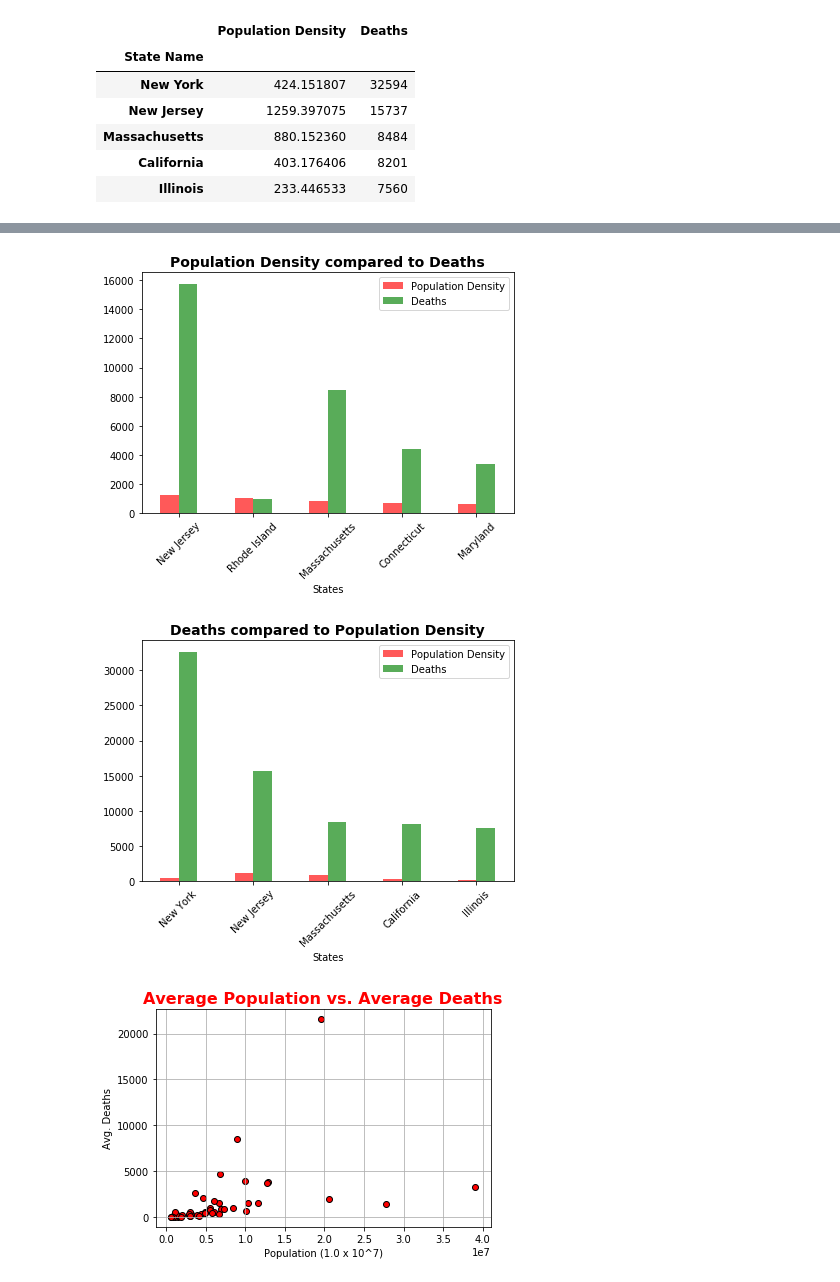
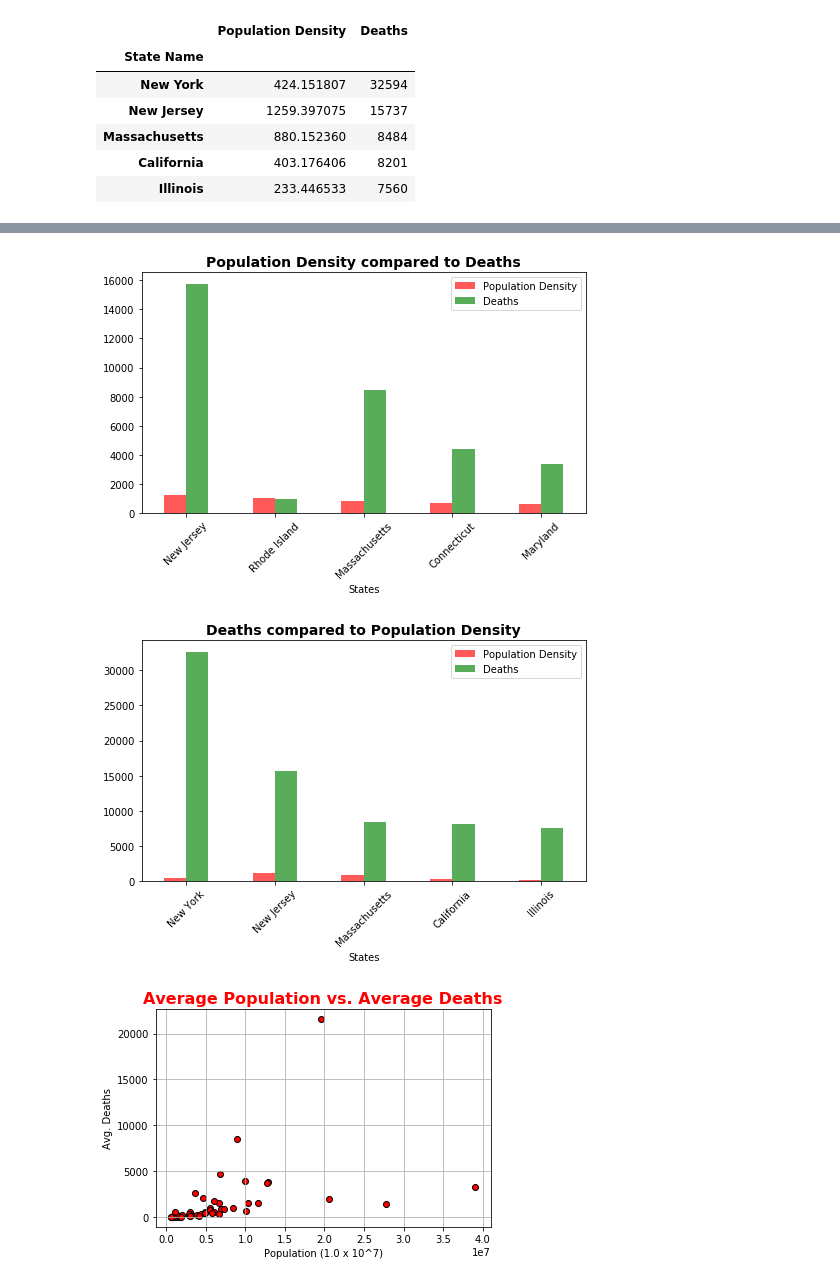
Before and after one commit to phantomsoul1/python-covid-challenge, a Jupyter notebook: JupyterNotebooks/Jake/Deaths_By_Pop_Density.ipynb, the cells around one changed output, grey strips where cells are left out. Saved outputs shown, nothing was run; the diff lists cells and outputs as text; code cells hidden in the pictures.

```diff
--- a/JupyterNotebooks/Jake/Deaths_By_Pop_Density.ipynb
+++ b/JupyterNotebooks/Jake/Deaths_By_Pop_Density.ipynb
@@ -102,15 +146,15 @@ deaths_by_pop_density
 # %%
-pop_density_vs_deaths.plot(kind = "bar", alpha = 0.65, color = ("r", "g"), align = "center", figsize = (6, 5), legend = True)
+pop_density_vs_deaths.plot(kind = "bar", alpha = 0.65, color = ("r", "g"), align = "center", figsize = (7, 5), legend = True)
 plt.title("Population Density compared to Deaths", fontsize= 14, fontweight = "bold")
 plt.xlabel("States")
 plt.xticks(rotation = 45)
 plt.tight_layout()
 plt.savefig("Population Density compared to Deaths.png")
 plt.show()
 # %% [output]
-[figure, old version]
+[figure, new version]
 # %%
-deaths_by_pop_density.plot(kind = "bar", alpha = 0.65, color = ("r", "g"), align = "center", figsize = (6, 5), legend = True)
+deaths_by_pop_density.plot(kind = "bar", alpha = 0.65, color = ("r", "g"), align = "center", figsize = (7, 5), legend = True)
 plt.title("Deaths compared to Population Density", fontsize= 14, fontweight = "bold")
 plt.xlabel("States")
 plt.xticks(rotation = 45)
@@ -118,7 +162,7 @@ plt.tight_layout()
 plt.savefig("Deaths compared to Population Density.png")
 plt.show()
 # %% [output]
-[figure, old version]
+[figure, new version]
 # %%
 max_date_df
 
```
Also changed, not shown: parts of 6 cells of this notebook, 6 other files.
